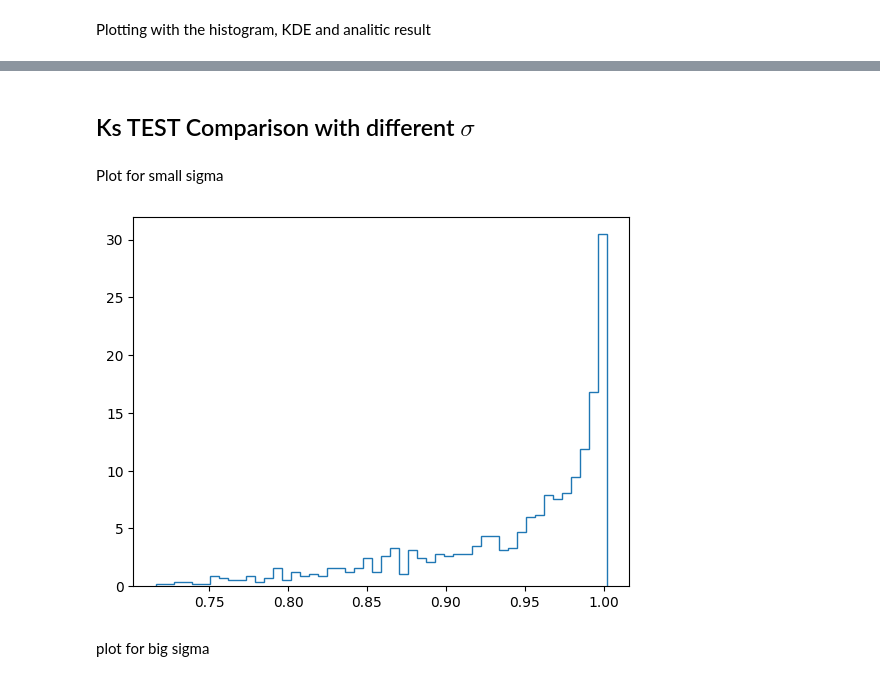
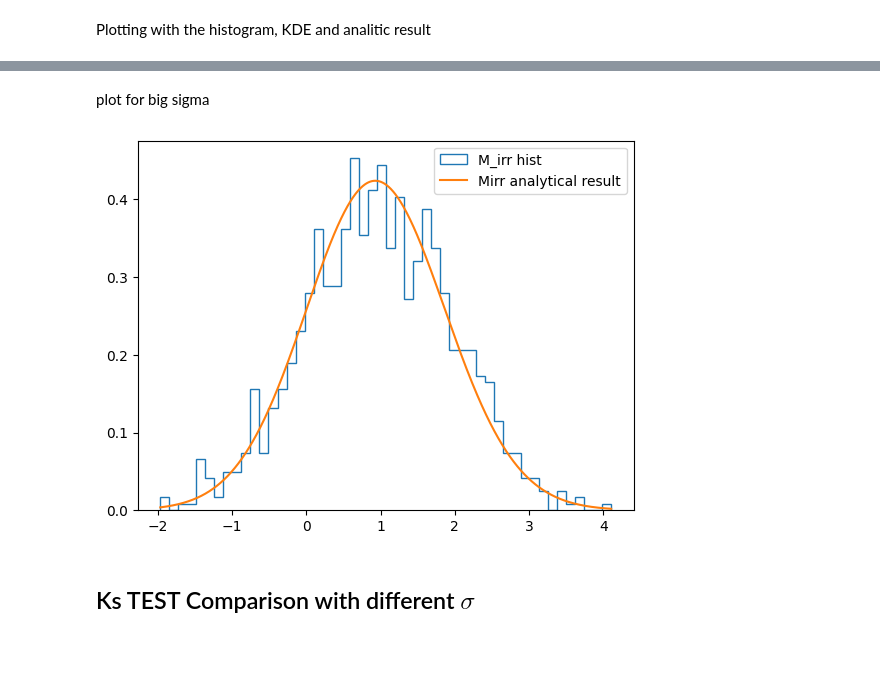
Before and after one commit to Sofiadossena/astrostatistics_bicocca_2025, a Jupyter notebook: working/07_BhMass.ipynb, the cells around one changed output, grey strips where cells are left out. Saved outputs shown, nothing was run; the diff lists cells and outputs as text; code cells hidden in the pictures; blank space fills up the shorter version.

```diff
--- a/working/07_BhMass.ipynb
+++ b/working/07_BhMass.ipynb
@@ -121,2 +153,16 @@ plt.legend();
+# %% [markdown]
+plot for big sigma
+# %%
+sigma2=1
+M_irr=M_Mirr(sigma2)
+x2 = np.linspace(np.min(M_irr),np.max(M_irr),1000)
+
+M_analytic = [Mirr_pdf(Mirr,sigma2) for Mirr in x2]
+plt.hist(M_irr, bins=50, histtype='step', density=True, label='M_irr hist')
+plt.plot(x2, M_analytic, label='Mirr analytical result')
+
+plt.legend();
+# %% [output]
+[figure, added]
 # %% [markdown]
 ## Ks TEST Comparison with different $\sigma$
@@ -134,9 +168,0 @@ def M_Mirr(scale):
-# %% [markdown]
-Plot for small sigma
-# %%
-M_irr=M_Mirr(0.001)
-plt.hist(M_irr, bins=50, histtype='step', density=True, label='M_irr hist');
-# %% [output]
-[figure, removed]
-# %% [markdown]
-plot for big sigma
```
Also changed, not shown: parts of 13 cells of this notebook, 1 other file.
